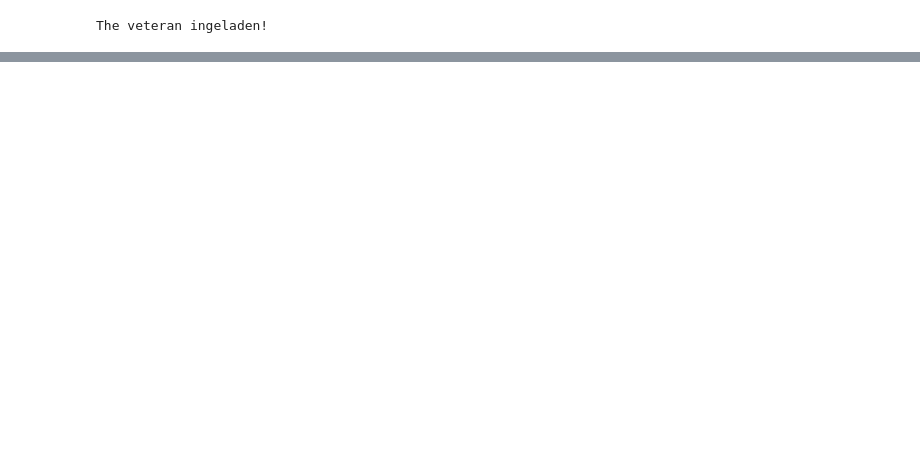
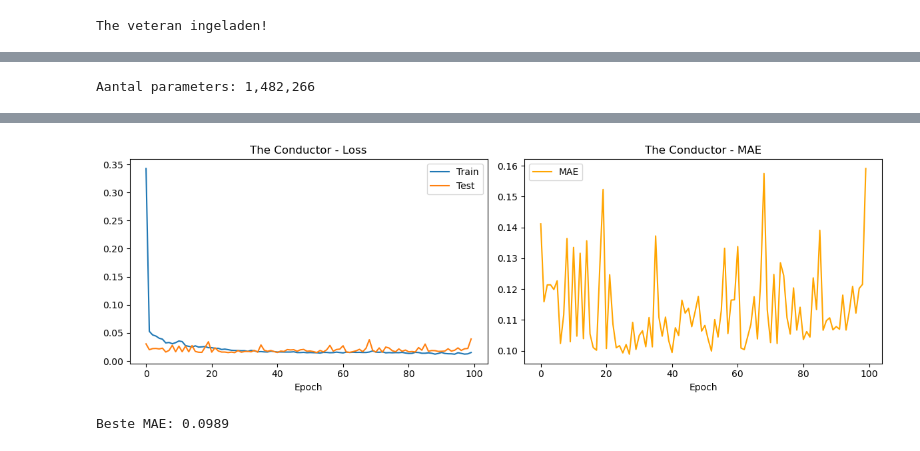
Before and after one commit to NimaGhafar/music_mood, a Jupyter notebook: music_mood.ipynb, the cells around one changed output, grey strips where cells are left out. Cells and saved outputs as stored; diff of their text form; code cells hidden in the pictures; blank space fills up the shorter version.

```diff
--- a/music_mood.ipynb
+++ b/music_mood.ipynb
@@ -771,8 +783,9 @@ Het AttentionBlok kijkt naar alle kanalen en geeft elk kanaal een gewicht tussen
 # %%
 class AttentionBlok(nn.Module):
     def __init__(self, kanalen):
+        super().__init__()
         self.aandacht = nn.Sequential( # Container
-        nn.AdaptiveAvgPool2d(1), #Verkleint kanaal
+        nn.AdaptiveAvgPool2d(1), # Verkleint kanaal
         nn.Flatten(), # Maakt een platte lijst getallen
         nn.Linear(kanalen, kanalen // 4), # Kanalen worden kleiner en dus wordt het model gedwongen om verbanden te zoeken tussen kanalen
         nn.ReLU(), #Zet alle negetagieve waarde naar 0 en kan dus complexe patronen herkennen
@@ -780,5 +793,75 @@ class AttentionBlok(nn.Module):
         nn.Sigmoid() # Zet alle waarden tussen 0 en 1. 0 is niet belangrijk
         )
 
-    def forwad(self, x):
-        gewichten = self.aandacht(x) # De data wordt door self.aandacht doorgestuurd.
+    def forward(self, x):
+        gewichten = self.aandacht(x) # De data wordt door alle lagen van self.aandacht doorgestuurd.
+        gewichten = gewichten.view(x.size(0), x.size(1), 1, 1) # Extra dimensies worden toegevoegd (batch, kanalen, (hoogte, breedte))
+        return x * gewichten # Gewichten worden toegevoegd
+# %%
+class TheConductor(nn.Module):
+    def __init__(self):
+        super().__init__()
+
+        self.blok1 = nn.Sequential(
+            nn.Conv2d(1, 32, kernel_size=3, padding=1),
+            nn.BatchNorm2d(32), # Waardes worden genormaliseerd
+            nn.ReLU(),
+            nn.MaxPool2d(2), # Verkleint de afbeelding twee keer zo klein door het grootste getal in een 2x2 blokje te plaatsen. Hieruit is de meeste attention
+        )
+        self.aandacht1 = AttentionBlok(32)
+
+        self.blok2 = nn.Sequential(
+            nn.Conv2d(32, 64, kernel_size=3, padding=1),
+            nn.BatchNorm2d(64),
+            nn.ReLU(),
+            nn.MaxPool2d(2),
+        )
+        self.aandacht2 = AttentionBlok(64)
+
+        self.blok3 = nn.Sequential(
+            nn.Conv2d(64, 128, kernel_size=3, padding=1),
+            nn.BatchNorm2d(128),
+            nn.ReLU(),
+            nn.MaxPool2d(2),
+        )
+        self.aandacht3 = AttentionBlok(128)
+
+        self.blok4 = nn.Sequential(
+            nn.Conv2d(128, 256, kernel_size=3, padding=1),
+            nn.BatchNorm2d(256),
+            nn.ReLU(),
+            nn.MaxPool2d(2),
+        )
+        self.aandacht4 = AttentionBlok(256)
+
+        self.fc_lagen = nn.Sequential(
+            nn.AdaptiveAvgPool2d(4), # Het blokje wordt 4x4. De average omdat we een samenvatting willen en dit is het einde van de blok.
+            nn.Flatten(),
+            nn.Linear(256 * 4 * 4, 256), # We hebben 256 kananlen van 4 x 4. Dat zijn 4096 getallen.  dit wordt in een rij van 4096 naar die van 256
+            nn.ReLU(),
+            nn.Dropout(0.4),
+            nn.Linear(256, 2)
+        )
+
+    def forward(self, x):
+        x = self.blok1(x)
+        x = self.aandacht1(x)
+        x = self.blok2(x)
+        x = self.aandacht2(x)
+        x = self.blok3(x)
+        x = self.aandacht3(x)
+        x = self.blok4(x)
+        x = self.aandacht4(x)
+        x = self.fc_lagen(x)
+        return x
+
+conductor = TheConductor()
+print(f"Aantal parameters: {sum(p.numel() for p in conductor.parameters()):,}")
+# %% [output]
+Aantal parameters: 1,482,266
+# %%
+# Trainen
+conductor = TheConductor()
+geschiedenis_conductor = train_model(conductor, train_loader, test_loader, epochs=100)
+plot_geschiedenis(geschiedenis_conductor, "The Conductor")
+# %% [output]
@@ -784,0 +888,2 @@ class AttentionBlok(nn.Module):
+[figure, added]
+Beste MAE: 0.0989
```
Also changed, not shown: parts of 14 cells of this notebook, 2 other files.
